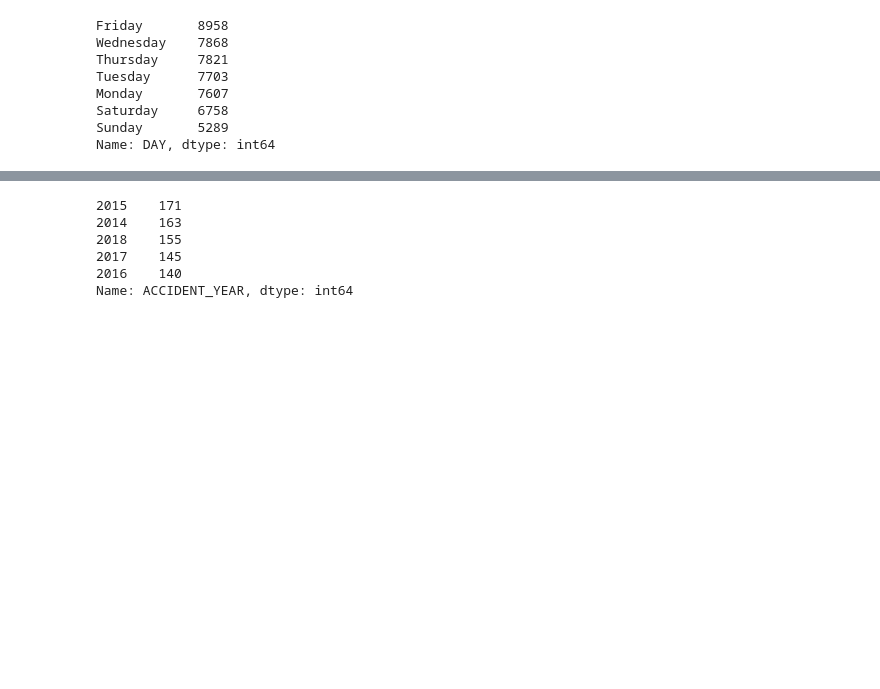
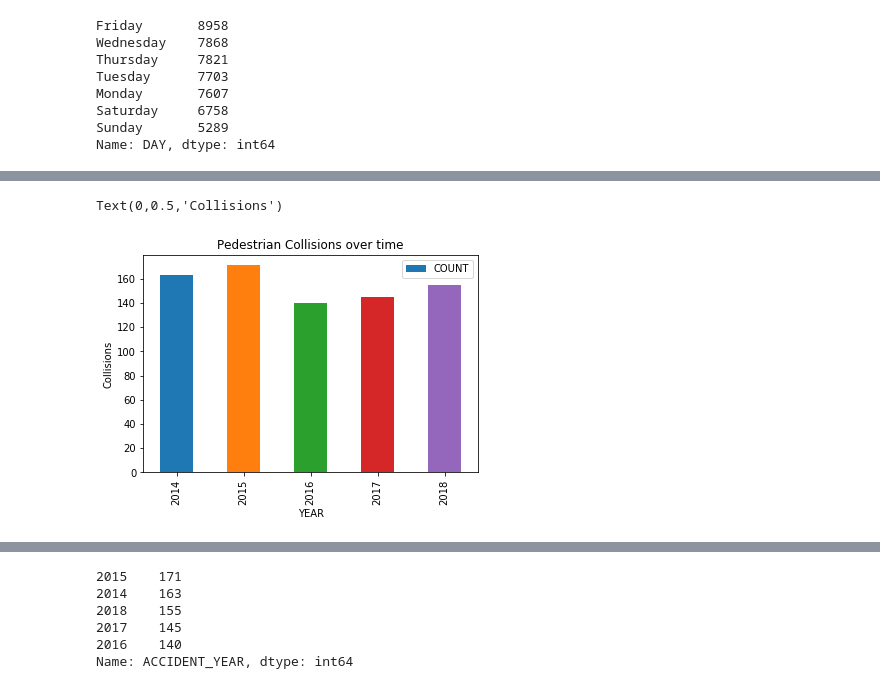
Before and after one commit to UNCG-CSE/GSBO_City_Collision_Data_Analysis, a Jupyter notebook: src/Pedestrian.ipynb, the cells around one changed output, grey strips where cells are left out. Saved outputs shown, nothing was run; the diff lists cells and outputs as text; code cells hidden in the pictures; blank space fills up the shorter version.

```diff
--- a/src/Pedestrian.ipynb
+++ b/src/Pedestrian.ipynb
@@ -380,0 +419,7 @@ noped_data = all_data[all_data.PEDESTRIAN_REL == 'NO']
+# %%
+df[df.BIPED == 'P'].plot.bar(x='YEAR', y='COUNT')
+plt.title('Pedestrian Collisions over time')
+plt.ylabel('Collisions')
+# %% [output]
+Text(0,0.5,'Collisions')
+[figure, added]
```
Also changed, not shown: parts of 45 cells of this notebook.
